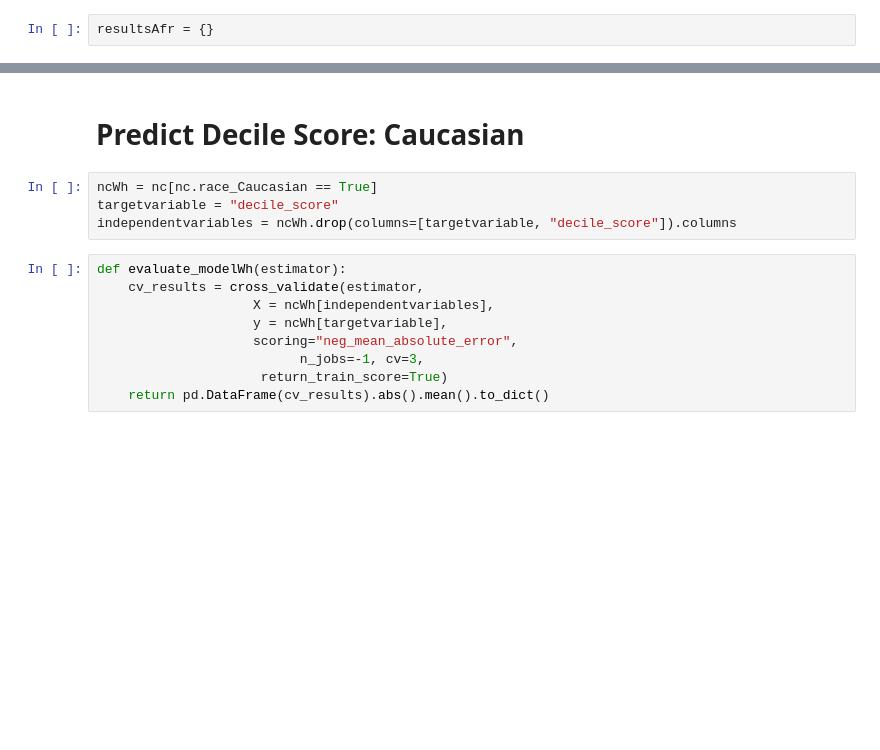
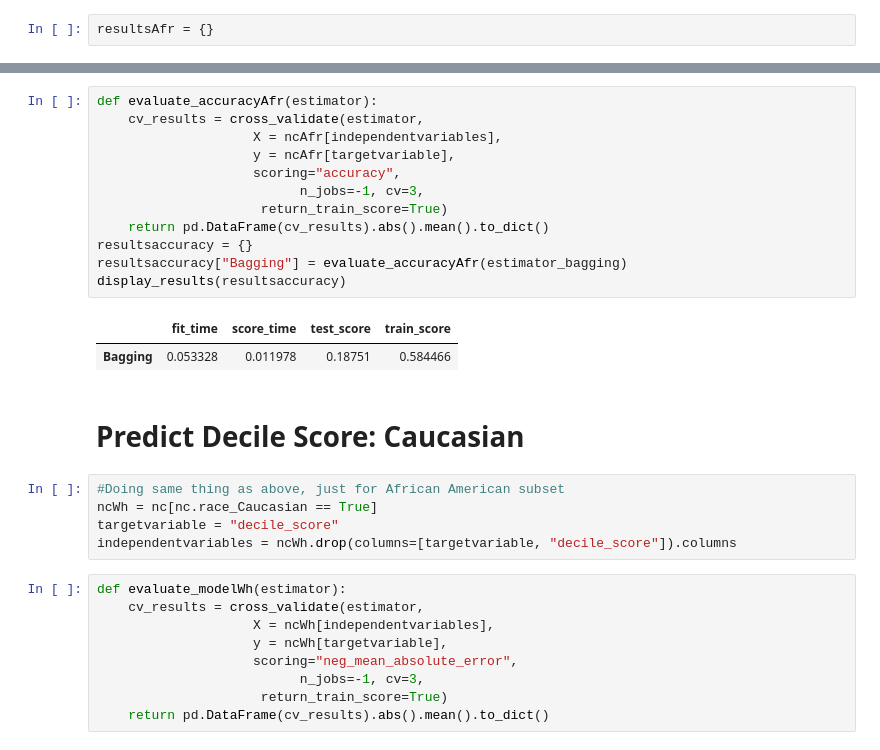
Before and after one commit to CyrusRR/iXDSCourseProject1, a Jupyter notebook: compas-analysis-master/COMPAS Hypothesis Retreived.ipynb, the cells around one changed output, grey strips where cells are left out. Cells and saved outputs as stored; diff of their text form; blank space fills up the shorter version.

```diff
--- a/compas-analysis-master/COMPAS Hypothesis Retreived.ipynb
+++ b/compas-analysis-master/COMPAS Hypothesis Retreived.ipynb
@@ -1231,6 +1293,22 @@ display_results(resultsAfr).sort_values("test_score", ascending = True).head(2)
+# %%
+def evaluate_accuracyAfr(estimator):
+    cv_results = cross_validate(estimator,
+                    X = ncAfr[independentvariables],
+                    y = ncAfr[targetvariable],
+                    scoring="accuracy",
+                          n_jobs=-1, cv=3,
+                     return_train_score=True)
+    return pd.DataFrame(cv_results).abs().mean().to_dict()
+resultsaccuracy = {}
+resultsaccuracy["Bagging"] = evaluate_accuracyAfr(estimator_bagging)
+display_results(resultsaccuracy)
+# %% [output]
+|  | fit_time | score_time | test_score | train_score |
+| Bagging | 0.053328 | 0.011978 | 0.18751 | 0.584466 |
 # %% [markdown]
 # Predict Decile Score: Caucasian
 # %%
+#Doing same thing as above, just for African American subset
 ncWh = nc[nc.race_Caucasian == True]
 targetvariable = "decile_score"
 independentvariables = ncWh.drop(columns=[targetvariable, "decile_score"]).columns
```
Also changed, not shown: parts of 55 cells of this notebook, 1 other file.
